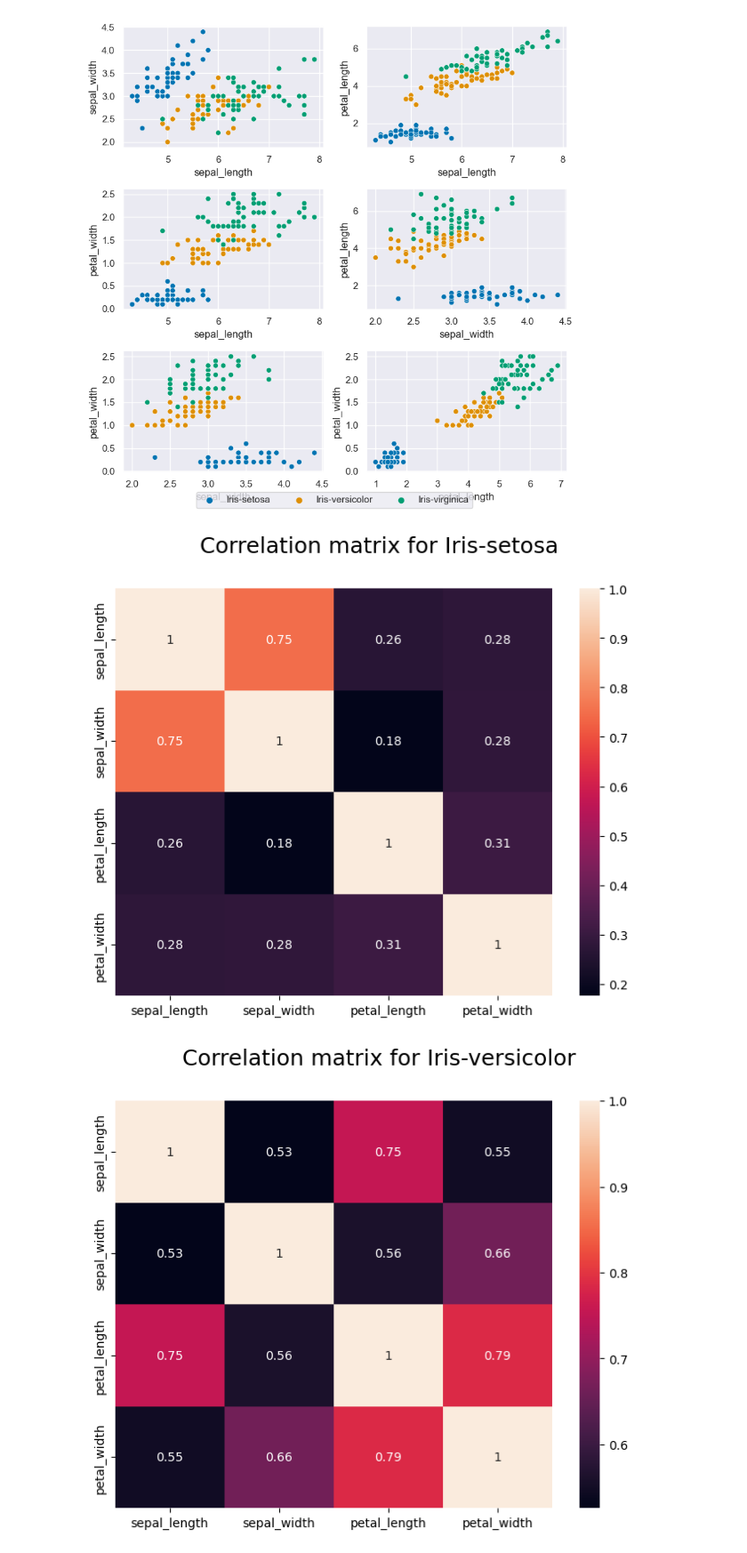
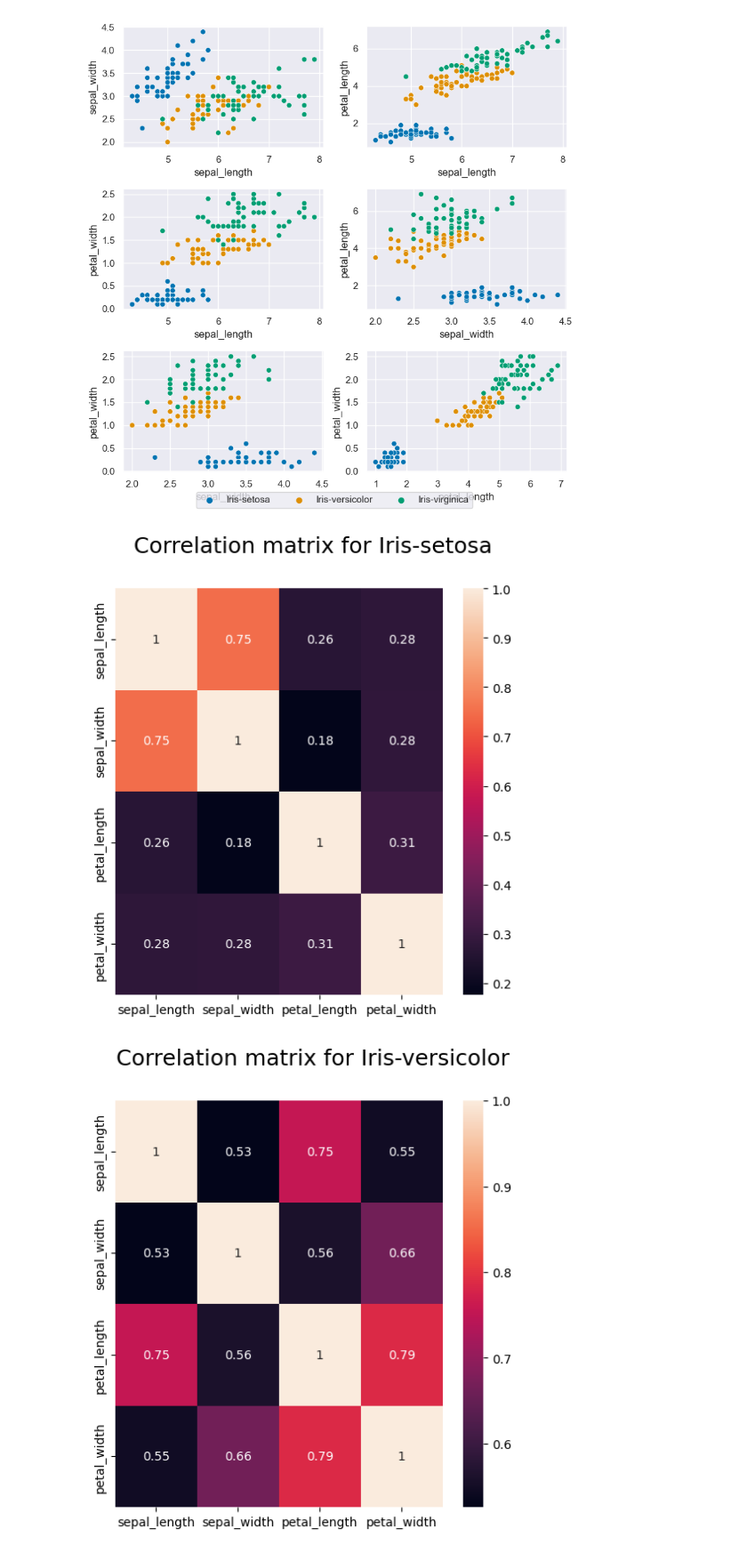
Before and after one commit to gfmg/pands-project, a Jupyter notebook: analysis_report.ipynb, the cells around one changed output. Shown: that part at 89% size. Drawn from its saved outputs; the diff is of its cells as text; code cells hidden in the pictures.

```diff
--- a/analysis_report.ipynb
+++ b/analysis_report.ipynb
@@ -66,13 +76,13 @@ display(Image(filename='./outputs/figures/Scatter pair plots.png', width=1000, h
 # %%
 # Correlation matrix plot
 sp = dat['class'].unique()
 
 for s in sp:
-    plt.figure(figsize=(8,6))
+    plt.figure(figsize=(6,6))
     tmp = dat[dat['class'] == s]
     corr=tmp.iloc[:,0:4].corr()
     sns.heatmap(corr, annot=True)
     plt.suptitle(f"Correlation matrix for {s}",fontsize=18)
 # %% [output]
-[figure, old version]
+[figure, new version]
-[figure, old version]
+[figure, new version]
```
Also changed, not shown: parts of 17 cells of this notebook, 6 other files.
